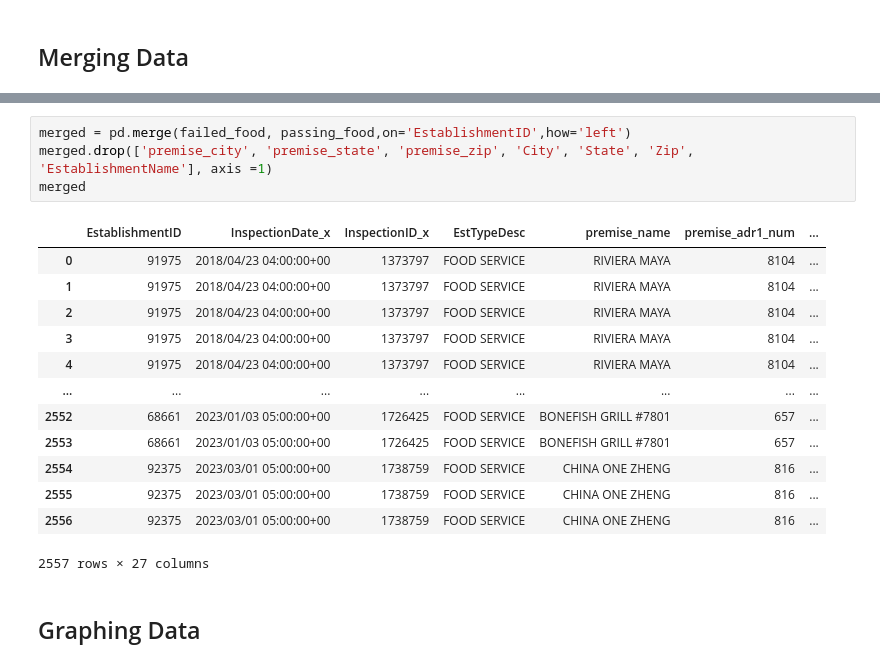
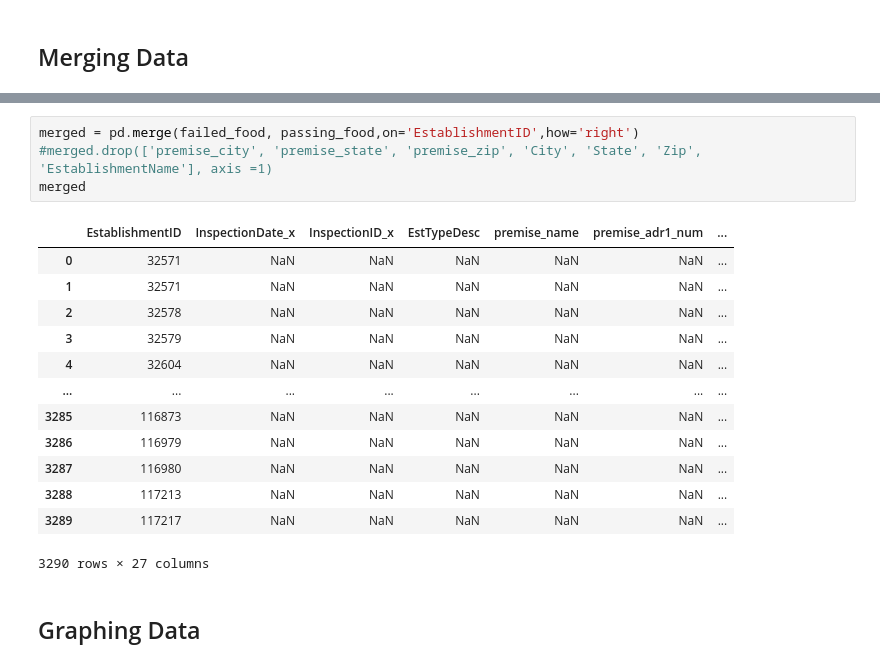
Before and after one commit to jordannotjam/Foodie-City-Scores, a Jupyter notebook: scores.ipynb, the cells around one changed output, grey strips where cells are left out. Saved outputs shown, nothing was run; the diff lists cells and outputs as text.

Commit message:
updated csvs and started merge on jupityer notebook

```diff
--- a/scores.ipynb
+++ b/scores.ipynb
@@ -147,21 +166,21 @@ failed_food
 # %%
-merged = pd.merge(failed_food, passing_food,on='EstablishmentID',how='left')
-merged.drop(['premise_city', 'premise_state', 'premise_zip', 'City', 'State', 'Zip', 'EstablishmentName'], axis =1)
+merged = pd.merge(failed_food, passing_food,on='EstablishmentID',how='right')
+#merged.drop(['premise_city', 'premise_state', 'premise_zip', 'City', 'State', 'Zip', 'EstablishmentName'], axis =1)
 merged
 # %% [output]
 |  | EstablishmentID | InspectionDate_x | InspectionID_x | EstTypeDesc | premise_name | premise_adr1_num | ... |
-| 0 | 91975 | 2018/04/23 04:00:00+00 | 1373797 | FOOD SERVICE | RIVIERA MAYA | 8104 | ... |
-| 1 | 91975 | 2018/04/23 04:00:00+00 | 1373797 | FOOD SERVICE | RIVIERA MAYA | 8104 | ... |
-| 2 | 91975 | 2018/04/23 04:00:00+00 | 1373797 | FOOD SERVICE | RIVIERA MAYA | 8104 | ... |
-| 3 | 91975 | 2018/04/23 04:00:00+00 | 1373797 | FOOD SERVICE | RIVIERA MAYA | 8104 | ... |
-| 4 | 91975 | 2018/04/23 04:00:00+00 | 1373797 | FOOD SERVICE | RIVIERA MAYA | 8104 | ... |
+| 0 | 32571 | NaN | NaN | NaN | NaN | NaN | ... |
+| 1 | 32571 | NaN | NaN | NaN | NaN | NaN | ... |
+| 2 | 32578 | NaN | NaN | NaN | NaN | NaN | ... |
+| 3 | 32579 | NaN | NaN | NaN | NaN | NaN | ... |
+| 4 | 32604 | NaN | NaN | NaN | NaN | NaN | ... |
 | ... | ... | ... | ... | ... | ... | ... | ... |
-| 2552 | 68661 | 2023/01/03 05:00:00+00 | 1726425 | FOOD SERVICE | BONEFISH GRILL #7801 | 657 | ... |
-| 2553 | 68661 | 2023/01/03 05:00:00+00 | 1726425 | FOOD SERVICE | BONEFISH GRILL #7801 | 657 | ... |
-| 2554 | 92375 | 2023/03/01 05:00:00+00 | 1738759 | FOOD SERVICE | CHINA ONE ZHENG | 816 | ... |
-| 2555 | 92375 | 2023/03/01 05:00:00+00 | 1738759 | FOOD SERVICE | CHINA ONE ZHENG | 816 | ... |
-| 2556 | 92375 | 2023/03/01 05:00:00+00 | 1738759 | FOOD SERVICE | CHINA ONE ZHENG | 816 | ... |
+| 3285 | 116873 | NaN | NaN | NaN | NaN | NaN | ... |
+| 3286 | 116979 | NaN | NaN | NaN | NaN | NaN | ... |
+| 3287 | 116980 | NaN | NaN | NaN | NaN | NaN | ... |
+| 3288 | 117213 | NaN | NaN | NaN | NaN | NaN | ... |
+| 3289 | 117217 | NaN | NaN | NaN | NaN | NaN | ... |
-2557 rows × 27 columns
+3290 rows × 27 columns
 # %% [markdown]
 ## Graphing Data
 # %% [markdown]
```
Also changed, not shown: parts of 14 cells of this notebook, 2 other files.
